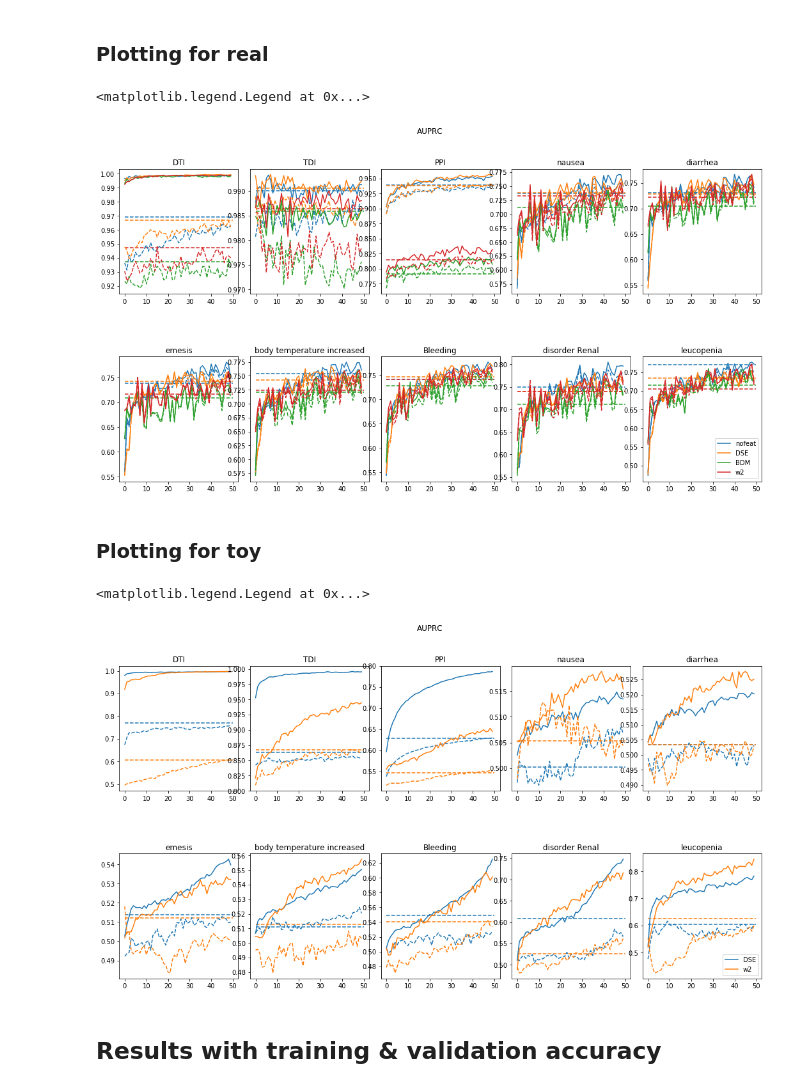
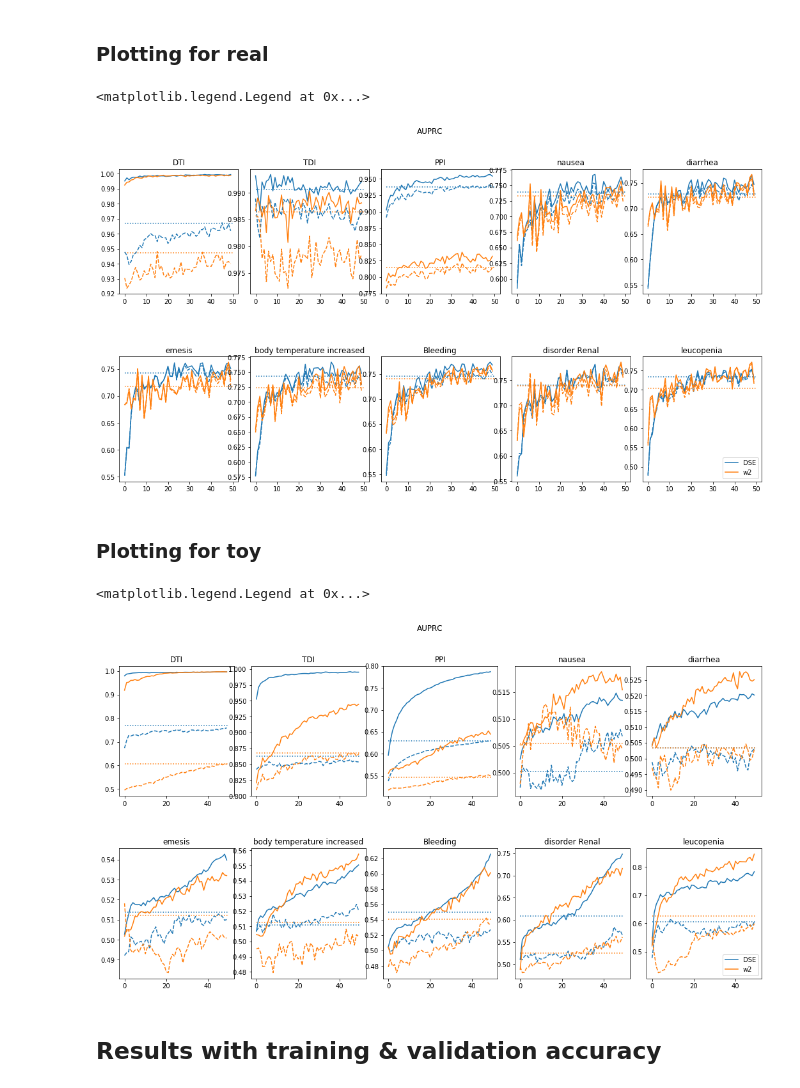
Before and after one commit to diitaz93/Master-Thesis, a Jupyter notebook: training_results.ipynb, the cells around one changed output. Saved outputs shown, nothing was run; the diff lists cells and outputs as text; code cells hidden in the pictures.

```diff
--- a/training_results.ipynb
+++ b/training_results.ipynb
@@ -18,0 +85,35 @@ Populating the interactive namespace from numpy and matplotlib
+# %%
+train = np.concatenate([train_real.reshape(50,10,3,4,1),train_docking.reshape(50,10,3,4,1)\
+                        ,train_binding.reshape(50,10,3,4,1)],axis=4)
+val = np.concatenate([val_real.reshape(50,10,3,4,1),val_docking.reshape(50,10,3,4,1)\
+                        ,val_binding.reshape(50,10,3,4,1)],axis=4)
+test = np.concatenate([test_real.reshape(10,3,4,1),test_docking.reshape(10,3,4,1)\
+                        ,test_binding.reshape(10,3,4,1)],axis=3)
+# %%
+r = 0
+edge_type2idx = {}
+idx2edge_type = {}
+for i, j in names:
+    for k in range(len(names[i,j])):
+        edge_type2idx[i, j, k] = r
+        idx2edge_type[r] = i, j, k
+        r += 1
+# %%
+m = 1
+n_se = 10
+n_sim = 4
+n_modes = 3
+fig, axs = plt.subplots(n_se,n_sim, figsize=(12,28), squeeze=True, facecolor='w', edgecolor='k')
+fig.suptitle(metrics[m])
+fig.subplots_adjust(hspace = .5, wspace=.1)
+#axs = axs.ravel()
+for e in range(n_se):
+    i,j,k = idx2edge_type[e]
+    for n in range(n_sim):
+        for l in range(n_modes):
+            color=next(axs[e,n]._get_lines.prop_cycler)['color']
+            axs[e,n].plot(train[:,e,m,n,l],color=color,label=modes[l])#,linewidth=3, alpha=0.6)
+            axs[e,n].plot(val[:,e,m,n,l],'--',color=color)
+            axs[e,n].hlines(test[e,m,n,l],0,50, colors=color, linestyles='dotted')
+            axs[e,n].set_title(names[i,j][k]+' '+sims[n])
+    legend(loc='lower right')
@@ -330,28 +433,28 @@ for i, j in names:
 # %%
 m = 1
 fig, axs = plt.subplots(2,5, figsize=(18, 9), squeeze=True, facecolor='w', edgecolor='k')
 fig.suptitle(metrics[m])
 fig.subplots_adjust(hspace = .5, wspace=.1)
 axs = axs.ravel()
 for e in range(10):
     i,j,k = idx2edge_type[e]
-    for s in [0,1,2,3]:
+    for s in [1,3]:
         color=next(axs[e]._get_lines.prop_cycler)['color']
-        axs[e].plot(train_real[:,e,m,s],color=color,label=sims[s])
+        axs[e].plot(train_real[:,e,m,s],color=color,label=sims[s])#,linewidth=3, alpha=0.6)
         axs[e].plot(val_real[:,e,m,s],'--',color=color)
-        axs[e].hlines(test_real[e,m,s],0,50, colors=color, linestyles='dashed')
+        axs[e].hlines(test_real[e,m,s],0,50, colors=color, linestyles='dotted')
         axs[e].set_title(names[i,j][k])
 legend(loc='lower right')
 # %% [output]
 <matplotlib.legend.Legend at 0x...>
-[figure, old version]
+[figure, new version]
 # %% [markdown]
 ### Plotting for toy
 # %%
 m = 1
 fig, axs = plt.subplots(2,5, figsize=(18, 9), squeeze=True, facecolor='w', edgecolor='k')
 fig.suptitle(metrics[m])
-fig.subplots_adjust(hspace = .5, wspace=.1)
+fig.subplots_adjust(hspace = .4, wspace=.15)
 axs = axs.ravel()
 for e in range(10):
     i,j,k = idx2edge_type[e]
@@ -359,12 +462,12 @@ for e in range(10):
         color=next(axs[e]._get_lines.prop_cycler)['color']
         axs[e].plot(train_toy[:,e,m,s],color=color,label=sims[s])
         axs[e].plot(val_toy[:,e,m,s],'--',color=color)
-        axs[e].hlines(test_toy[e,m,s],0,50, colors=color, linestyles='dashed')
+        axs[e].hlines(test_toy[e,m,s],0,50, colors=color, linestyles='dotted')
         axs[e].set_title(names[i,j][k])
 legend(loc='lower right')
 # %% [output]
 <matplotlib.legend.Legend at 0x...>
-[figure, old version]
+[figure, new version]
 # %% [markdown]
 ## Results with training & validation accuracy
 # %%
```
Also changed, not shown: parts of 8 cells of this notebook, 3 other files.
